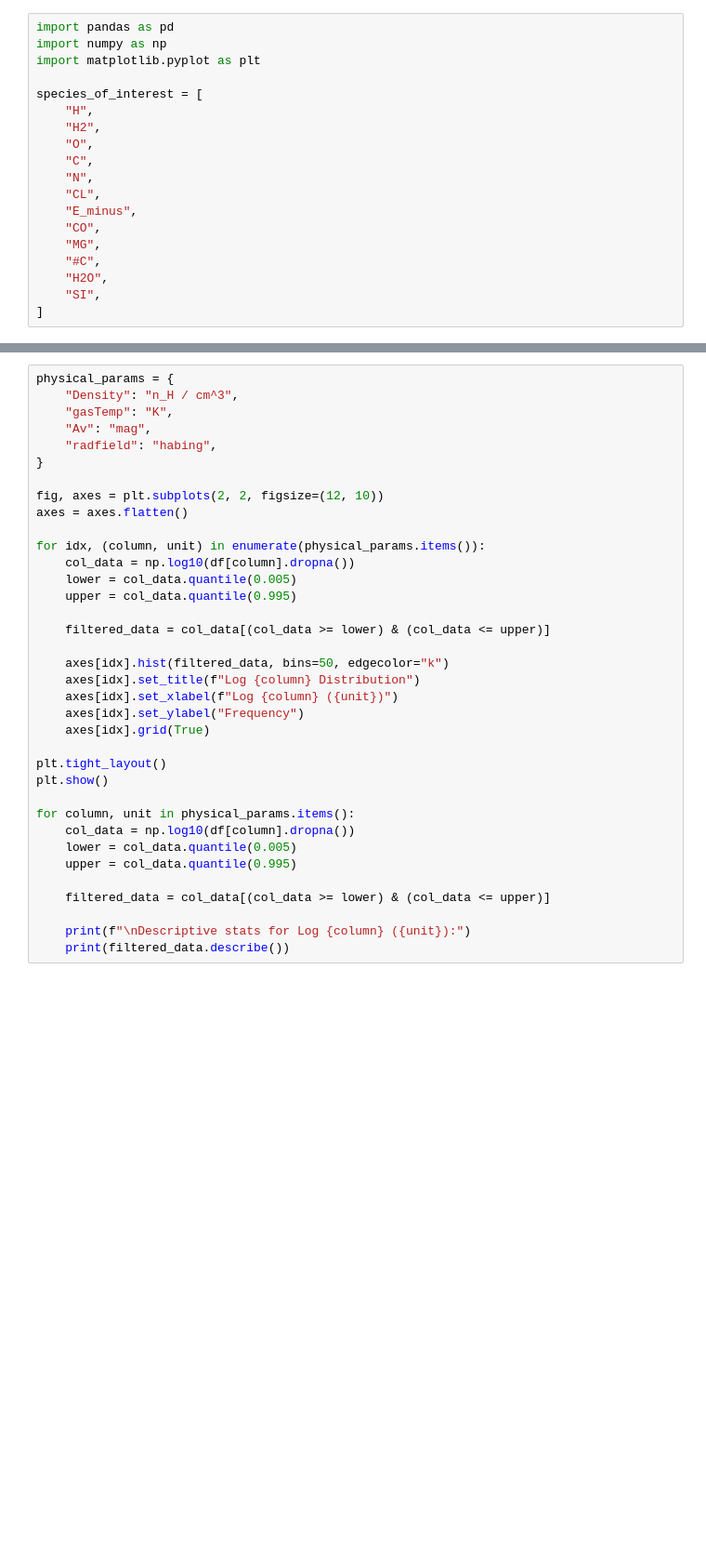
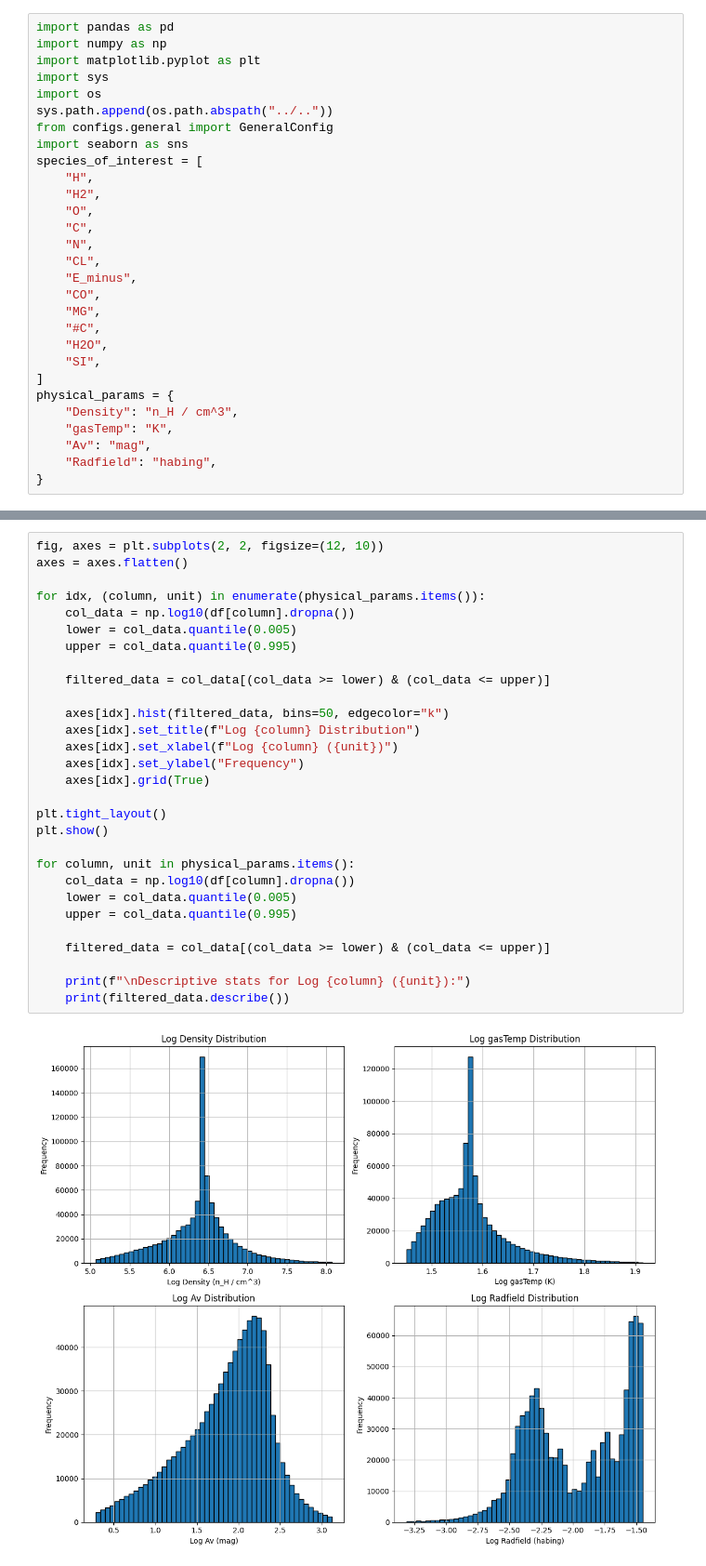
Before and after one commit to Cortega13/AstroChemNet, a Jupyter notebook: scripts/analysis/Dataset Analysis.ipynb, the cells around one changed output, grey strips where cells are left out. Shown at 93% size. Cells and saved outputs as stored; diff of their text form; blank space fills up the shorter version.

```diff
--- a/scripts/analysis/Dataset Analysis.ipynb
+++ b/scripts/analysis/Dataset Analysis.ipynb
@@ -2,7 +2,11 @@
 import pandas as pd
 import numpy as np
 import matplotlib.pyplot as plt
-
+import sys
+import os
+sys.path.append(os.path.abspath("../.."))
+from configs.general import GeneralConfig
+import seaborn as sns
 species_of_interest = [
     "H",
     "H2",
@@ -17,6 +21,12 @@ species_of_interest = [
     "H2O",
     "SI",
 ]
+physical_params = {
+    "Density": "n_H / cm^3",
+    "gasTemp": "K",
+    "Av": "mag",
+    "Radfield": "habing",
+}
 # %%
 df = pd.read_hdf("../../data/grav_collapse_clean.h5", key="val")
 df
@@ -37,36 +55,31 @@ df
 # %%
-physical_params = {
-    "Density": "n_H / cm^3",
-    "gasTemp": "K",
-    "Av": "mag",
-    "radfield": "habing",
-}
-
 fig, axes = plt.subplots(2, 2, figsize=(12, 10))
 axes = axes.flatten()
 
 for idx, (column, unit) in enumerate(physical_params.items()):
     col_data = np.log10(df[column].dropna())
     lower = col_data.quantile(0.005)
     upper = col_data.quantile(0.995)
 
     filtered_data = col_data[(col_data >= lower) & (col_data <= upper)]
 
     axes[idx].hist(filtered_data, bins=50, edgecolor="k")
     axes[idx].set_title(f"Log {column} Distribution")
     axes[idx].set_xlabel(f"Log {column} ({unit})")
     axes[idx].set_ylabel("Frequency")
     axes[idx].grid(True)
 
 plt.tight_layout()
 plt.show()
 
 for column, unit in physical_params.items():
     col_data = np.log10(df[column].dropna())
     lower = col_data.quantile(0.005)
     upper = col_data.quantile(0.995)
 
     filtered_data = col_data[(col_data >= lower) & (col_data <= upper)]
 
     print(f"\nDescriptive stats for Log {column} ({unit}):")
     print(filtered_data.describe())
+# %% [output]
+[figure, added]
```
Also changed, not shown: parts of 5 cells of this notebook, 27 other files.
